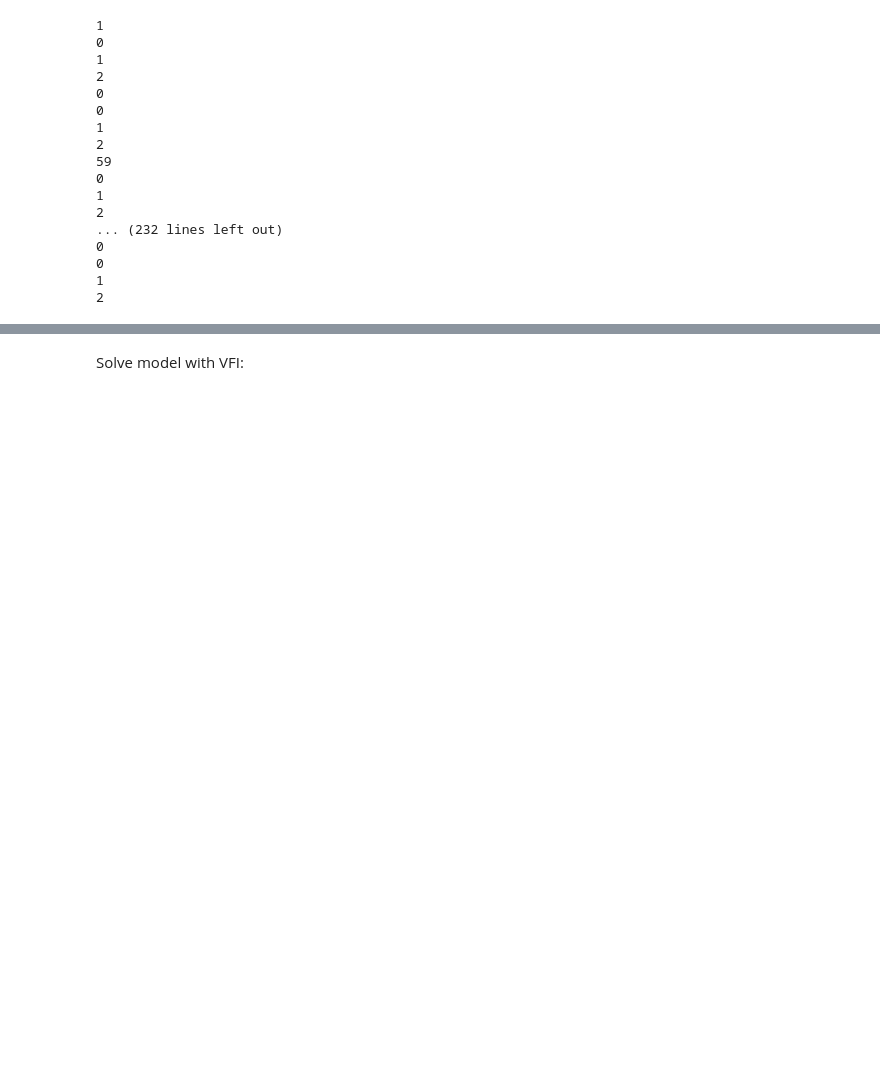
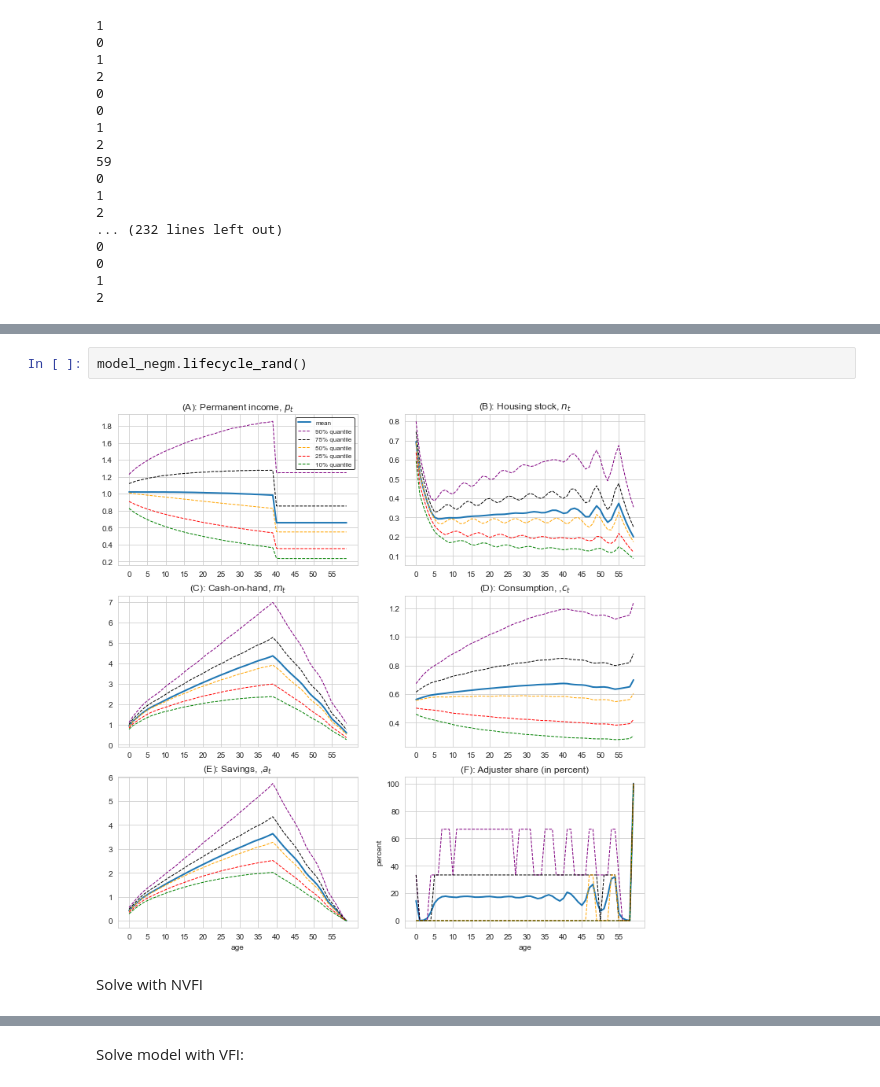
Before and after one commit to HansChristianPOLIT/LostInOptimization, a Jupyter notebook: Jeppe/02. DurableConsumptionModel/WORKSPACE.ipynb, the cells around one changed output, grey strips where cells are left out. Drawn from its saved outputs; the diff is of its cells as text; blank space fills up the shorter version.

Commit message:
added graphs to two assets

```diff
--- a/Jeppe/02. DurableConsumptionModel/WORKSPACE.ipynb
+++ b/Jeppe/02. DurableConsumptionModel/WORKSPACE.ipynb
@@ -92 +55,7 @@ model_negm.lifecycle()
+# %%
+model_negm.lifecycle_rand()
+# %% [output]
+[figure, added]
+# %% [markdown]
+Solve with NVFI
 # %%
```
Also changed, not shown: parts of 19 cells of this notebook, 4 other files.
